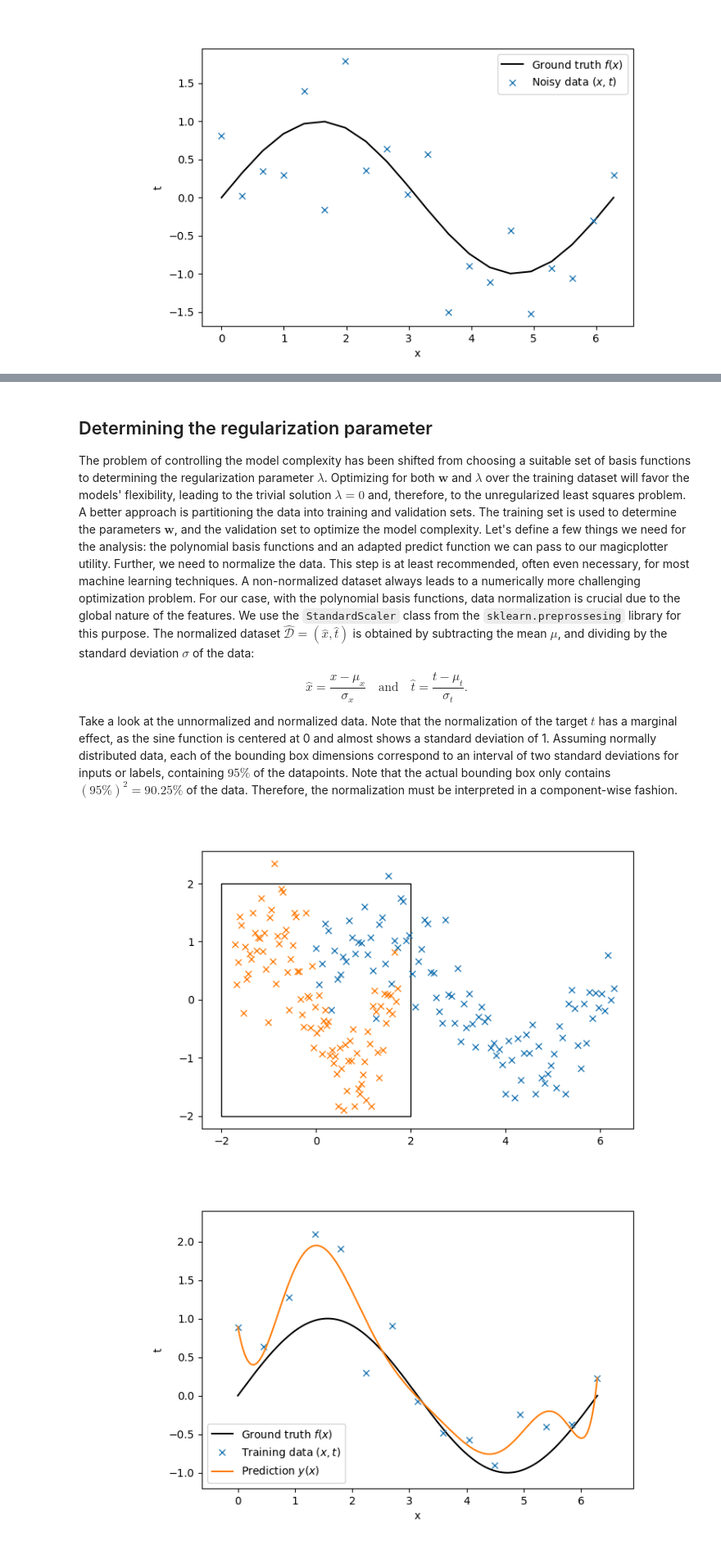
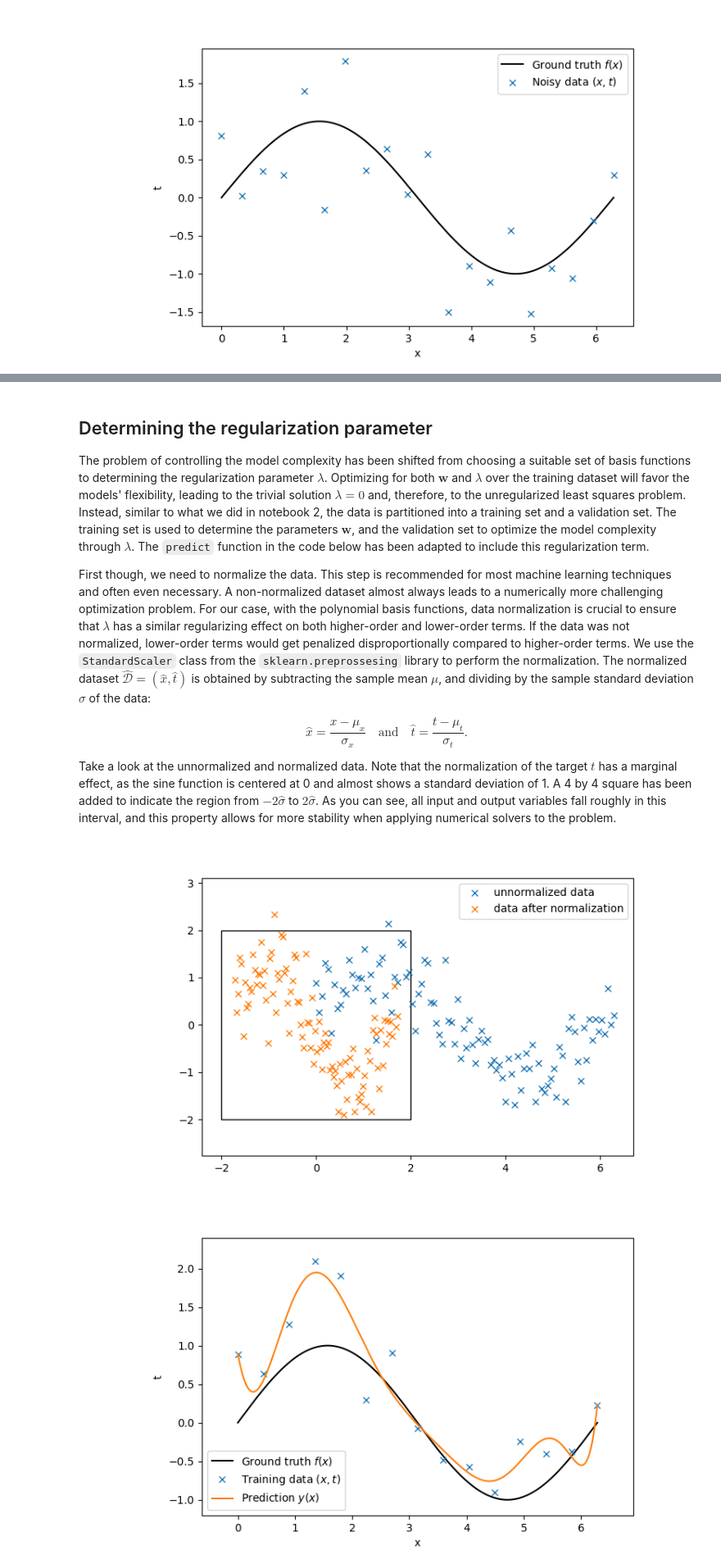
Before and after one commit to annepoot/mude, a Jupyter notebook: notebook_04_ridge-sgd.ipynb, the cells around one changed output, grey strips where cells are left out. Shown at 82% size. Saved outputs shown, nothing was run; the diff lists cells and outputs as text; code cells hidden in the pictures.

Commit message:
added feedback to notebook 4

```diff
--- a/notebook_04_ridge-sgd.ipynb
+++ b/notebook_04_ridge-sgd.ipynb
@@ -95,35 +95,40 @@ $$
 # %% [markdown]
 ## Determining the regularization parameter
 
-The problem of controlling the model complexity has been shifted from choosing a suitable set of basis functions to determining the regularization parameter $\lambda$. Optimizing for both $\mathbf{w}$ and $\lambda$ over the training dataset will favor the models' flexibility, leading to the trivial solution $\lambda = 0$ and, therefore, to the unregularized least squares problem. A better approach is partitioning the data into training and validation sets. The training set is used to determine the parameters $\mathbf{w}$, and the validation set to optimize the model complexity. Let's define a few things we need for the analysis: the polynomial basis functions and an adapted predict function we can pass to our magicplotter utility. Further, we need to normalize the data. This step is at least recommended, often even necessary, for most machine learning techniques. A non-normalized dataset always leads to a numerically more challenging optimization problem. For our case, with the polynomial basis functions, data normalization is crucial due to the global nature of the features. We use the `StandardScaler` class from the `sklearn.preprossesing` library for this purpose. The normalized dataset $\hat{\mathcal{D}} = ( \hat{x}, \hat{t} )$ is obtained by subtracting the mean $\mu$, and dividing by the standard deviation $\sigma$ of the data:
+The problem of controlling the model complexity has been shifted from choosing a suitable set of basis functions to determining the regularization parameter $\lambda$. Optimizing for both $\mathbf{w}$ and $\lambda$ over the training dataset will favor the models' flexibility, leading to the trivial solution $\lambda = 0$ and, therefore, to the unregularized least squares problem. Instead, similar to what we did in notebook 2, the data is partitioned into a training set and a validation set. The training set is used to determine the parameters $\mathbf{w}$, and the validation set to optimize the model complexity through $\lambda$. The `predict` function in the code below has been adapted to include this regularization term.
+
+First though, we need to normalize the data. This step is recommended for most machine learning techniques and often even necessary. A non-normalized dataset almost always leads to a numerically more challenging optimization problem. For our case, with the polynomial basis functions, data normalization is crucial to ensure that $\lambda$ has a similar regularizing effect on both higher-order and lower-order terms. If the data was not normalized, lower-order terms would get penalized disproportionally compared to higher-order terms. We use the `StandardScaler` class from the `sklearn.preprossesing` library to perform the normalization. The normalized dataset $\hat{\mathcal{D}} = ( \hat{x}, \hat{t} )$ is obtained by subtracting the sample mean $\mu$, and dividing by the sample standard deviation $\sigma$ of the data:
 
 $$
 \hat{x} = \frac{x - \mu_x}{\sigma_x}  \quad \mathrm{and} \quad \hat{t} = \frac{t - \mu_t}{\sigma_t}.
 $$
 
-Take a look at the unnormalized and normalized data. Note that the normalization of the target $t$ has a marginal effect, as the sine function is centered at 0 and almost shows a standard deviation of 1. Assuming normally distributed data, each of the bounding box dimensions correspond to an interval of two standard deviations for inputs or labels, containing $95\%$ of the datapoints. Note that the actual bounding box only contains $(95\%)^2 = 90.25\%$ of the data. Therefore, the normalization must be interpreted in a component-wise fashion.
+Take a look at the unnormalized and normalized data. Note that the normalization of the target $t$ has a marginal effect, as the sine function is centered at 0 and almost shows a standard deviation of 1. A 4 by 4 square has been added to indicate the region from $-2 \hat{\sigma}$ to $2 \hat{\sigma}$. As you can see, all input and output variables fall roughly in this interval, and this property allows for more stability when applying numerical solvers to the problem.
 # %%
 # generate data, instantiate scaler, and fit tranform
 np.random.seed(0)
 x, t = f_data(N=100)
 xscaler, tscaler = StandardScaler(), StandardScaler()
 x_norm, t_norm = xscaler.fit_transform(x[:,None]), tscaler.fit_transform(t[:,None])
 
 # plot
 fig, ax = plt.subplots(figsize=(8,4.5))
 ax.set_position([0.2,0.1, 0.7, 0.8])
-ax.plot(x,t,'x')
-ax.plot(x_norm,t_norm,'x')
+ax.plot(x,t,'x', label='unnormalized data')
+ax.plot(x_norm,t_norm,'x', label='data after normalization')
 
 # Create a Rectangle patch
 rect = patches.Rectangle((-2, -2), 4, 4, linewidth=1., edgecolor='k', facecolor='none')
 
 # Add the patch to the Axes
 ax.add_patch(rect)
+ax.set_aspect('equal', 'datalim')
+
+plt.legend(loc='upper right')
 
 plt.show()
 # %% [output]
-[figure, old version]
+[figure, new version]
 # %%
 # Here is a function for the polynomial basis functions:
 def PolynomialBasis(x, degree, **kwargs):  #**kwargs):
```
Also changed, not shown: parts of 6 cells of this notebook.
